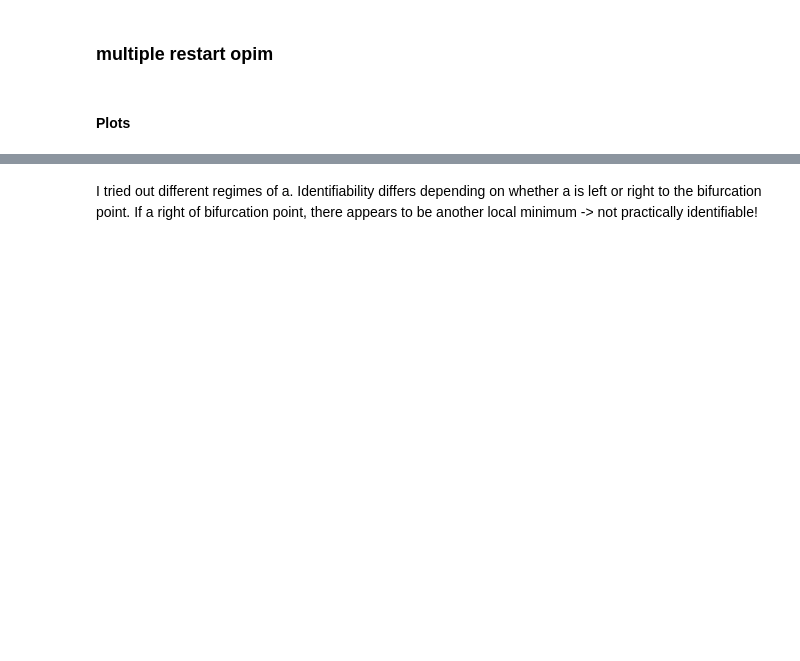
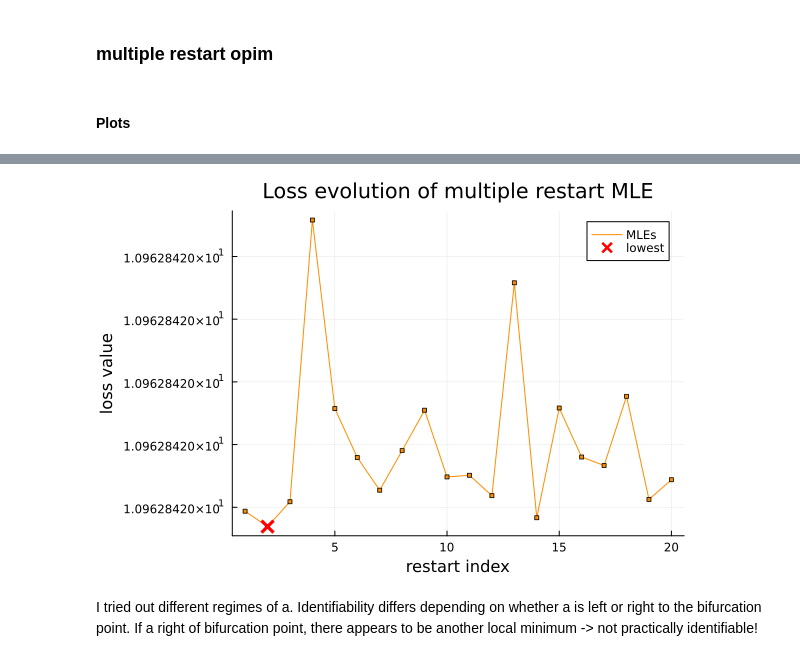
Before and after one commit to lisab00/ma-code, a Jupyter notebook: notebooks/playground/identifiability/practical_identifiability.ipynb, the cells around one changed output, grey strips where cells are left out. Cells and saved outputs as stored; diff of their text form; code cells hidden in the pictures; blank space fills up the shorter version.

```diff
--- a/notebooks/playground/identifiability/practical_identifiability.ipynb
+++ b/notebooks/playground/identifiability/practical_identifiability.ipynb
@@ -94,3 +102,7 @@ scatter!([best_loss_ind], [losses[best_loss_ind]], markershape=:x, markerstrokew
+# %%
+plot_mult_restart_losses(inits_loss, losses, best_loss_ind, compare=false)
+# %% [output]
+[figure, added]
 # %% [markdown]
 I tried out different regimes of a.
 Identifiability differs depending on whether a is left or right to the bifurcation point.
```
Also changed, not shown: parts of 9 cells of this notebook.
